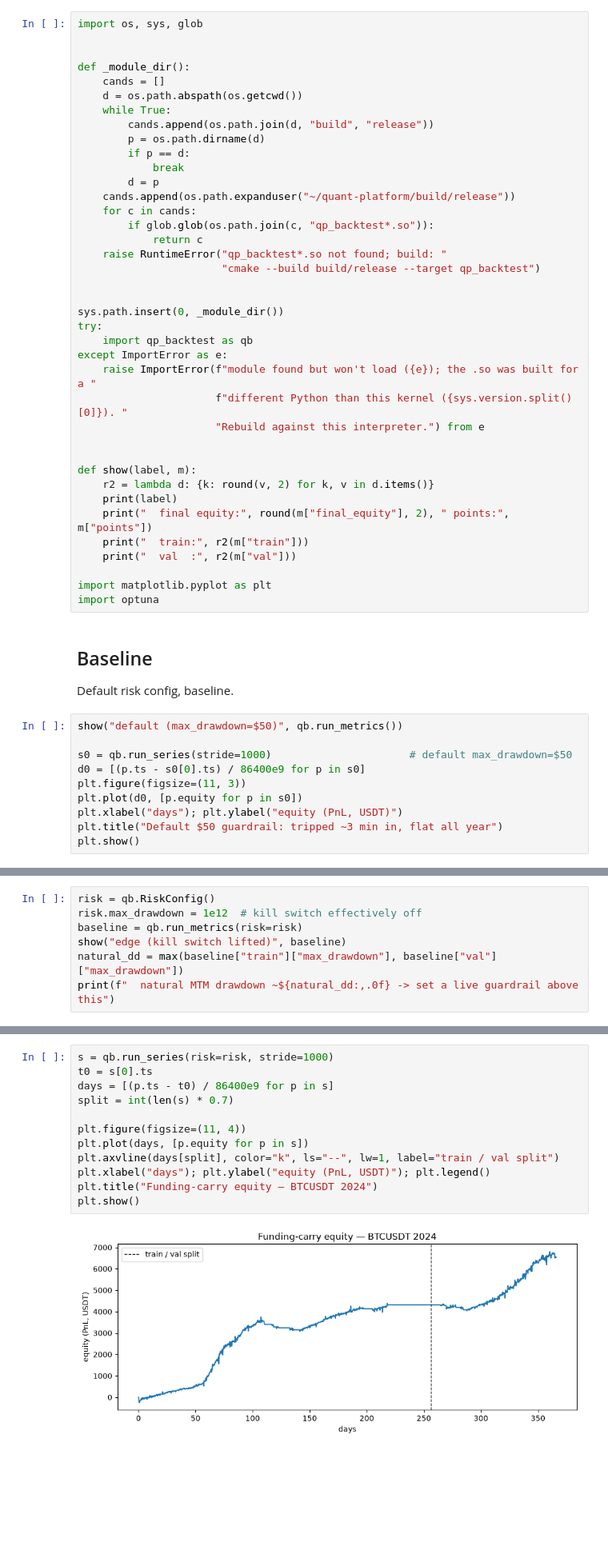
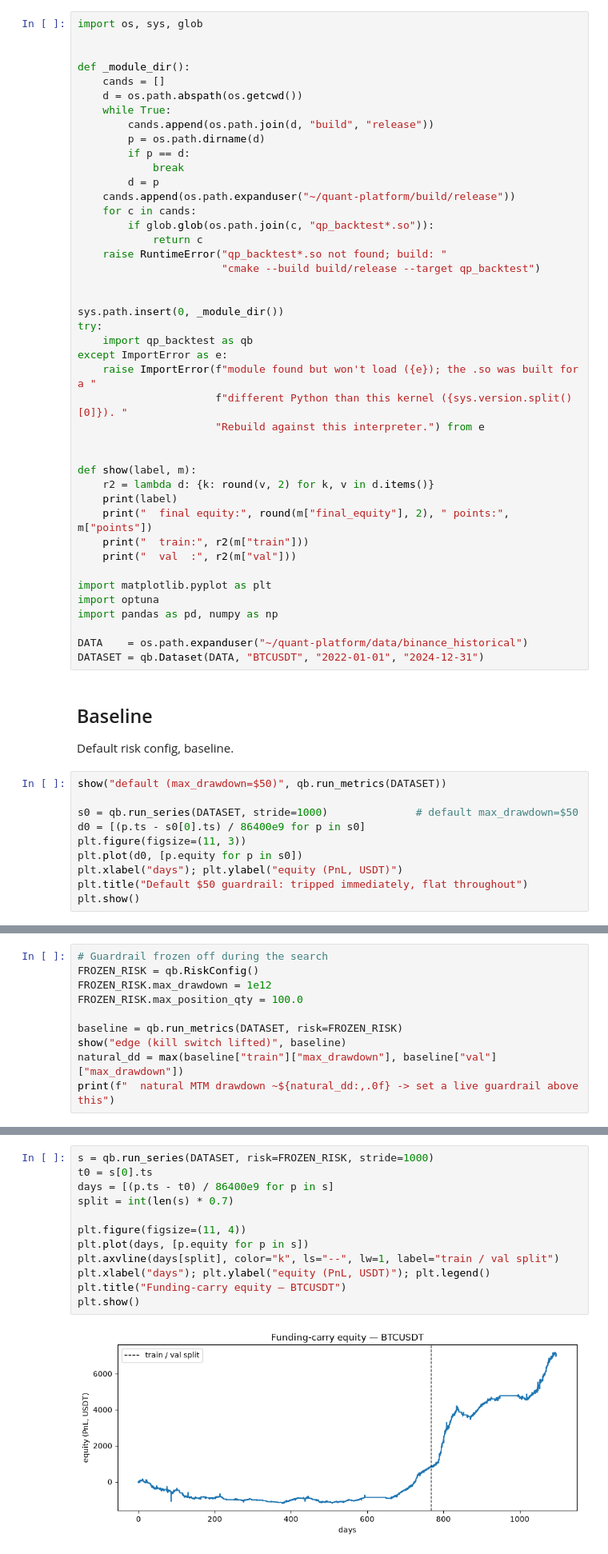
Before and after one commit to darkskele/quant_platform, a Jupyter notebook: research/funding_carry.ipynb, the cells around one changed output, grey strips where cells are left out. Shown at 80% size. Saved outputs shown, nothing was run; the diff lists cells and outputs as text; blank space fills up the shorter version.

Commit message:
First set tuning. some chnages to how we set data.

```diff
--- a/research/funding_carry.ipynb
+++ b/research/funding_carry.ipynb
@@ -54,19 +41,23 @@ def show(label, m):
 
 import matplotlib.pyplot as plt
 import optuna
+import pandas as pd, numpy as np
+
+DATA    = os.path.expanduser("~/quant-platform/data/binance_historical")
+DATASET = qb.Dataset(DATA, "BTCUSDT", "2022-01-01", "2024-12-31")
 # %% [markdown]
 ## Baseline
 
 Default risk config, baseline.
 # %%
-show("default (max_drawdown=$50)", qb.run_metrics())
+show("default (max_drawdown=$50)", qb.run_metrics(DATASET))
 
-s0 = qb.run_series(stride=1000)                      # default max_drawdown=$50
+s0 = qb.run_series(DATASET, stride=1000)              # default max_drawdown=$50
 d0 = [(p.ts - s0[0].ts) / 86400e9 for p in s0]
 plt.figure(figsize=(11, 3))
 plt.plot(d0, [p.equity for p in s0])
 plt.xlabel("days"); plt.ylabel("equity (PnL, USDT)")
-plt.title("Default $50 guardrail: tripped ~3 min in, flat all year")
+plt.title("Default $50 guardrail: tripped immediately, flat throughout")
 plt.show()
 # %% [output]
 default (max_drawdown=$50)
@@ -81,9 +72,12 @@ It loses ~$108 and the validation window is dead flat (zero PnL, zero drawdown),
 
 Lift the kill switch to see the raw behaviour of the untuned thresholds. The carry's natural mark-to-market drawdown is a few thousand dollars on a 1-BTC position (the legs don't offset perfectly intraday), so a live guardrail must sit above that swing to protect against catastrophe without killing normal operation.
 # %%
-risk = qb.RiskConfig()
-risk.max_drawdown = 1e12  # kill switch effectively off
-baseline = qb.run_metrics(risk=risk)
+# Guardrail frozen off during the search
+FROZEN_RISK = qb.RiskConfig()
+FROZEN_RISK.max_drawdown = 1e12
+FROZEN_RISK.max_position_qty = 100.0
+
+baseline = qb.run_metrics(DATASET, risk=FROZEN_RISK)
 show("edge (kill switch lifted)", baseline)
 natural_dd = max(baseline["train"]["max_drawdown"], baseline["val"]["max_drawdown"])
 print(f"  natural MTM drawdown ~${natural_dd:,.0f} -> set a live guardrail above this")
@@ -95,16 +89,16 @@ edge (kill switch lifted)
   natural MTM drawdown ~$5,358 -> set a live guardrail above this
 # %%
-s = qb.run_series(risk=risk, stride=1000)
+s = qb.run_series(DATASET, risk=FROZEN_RISK, stride=1000)
 t0 = s[0].ts
 days = [(p.ts - t0) / 86400e9 for p in s]
 split = int(len(s) * 0.7)
 
 plt.figure(figsize=(11, 4))
 plt.plot(days, [p.equity for p in s])
 plt.axvline(days[split], color="k", ls="--", lw=1, label="train / val split")
 plt.xlabel("days"); plt.ylabel("equity (PnL, USDT)"); plt.legend()
-plt.title("Funding-carry equity — BTCUSDT 2024")
+plt.title("Funding-carry equity — BTCUSDT")
 plt.show()
 # %% [output]
-[figure, old version]
+[figure, new version]
 # %% [markdown]
```
Also changed, not shown: parts of 9 cells of this notebook, 18 other files.
